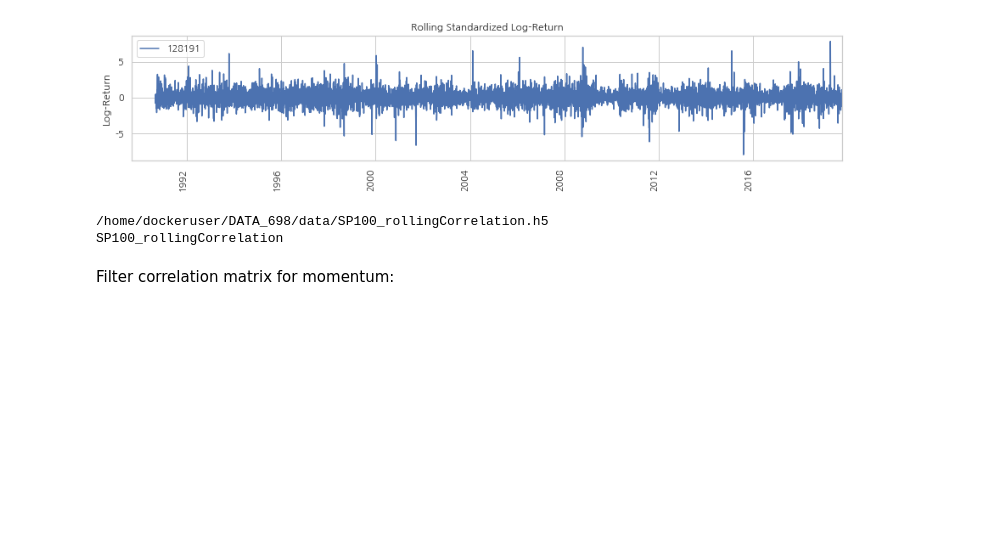
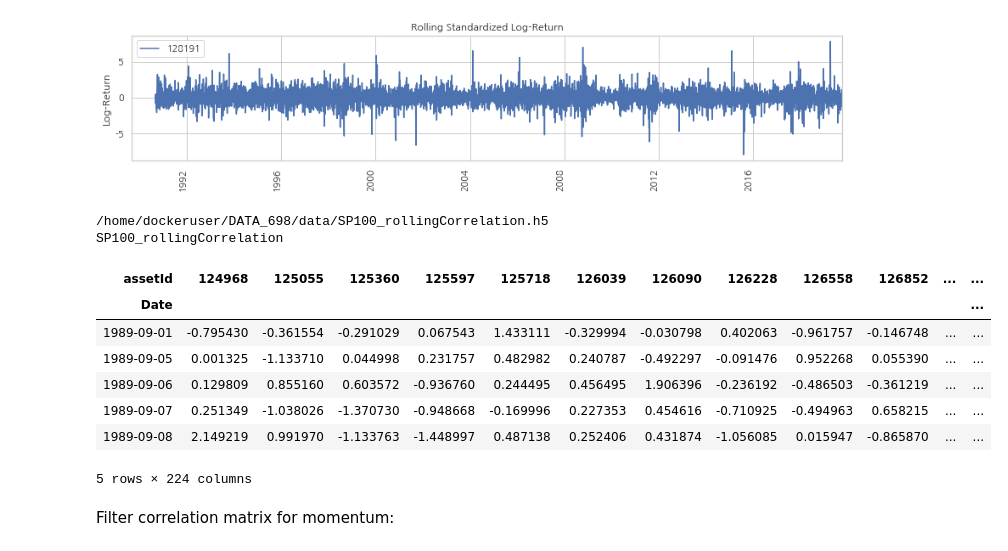
Before and after one commit to dnokes/DATA_698, a Jupyter notebook: notebooks/prototyping/DATA_698_Test_MSTs_Docker_Test.ipynb, the cells around one changed output. Cells and saved outputs as stored; diff of their text form; code cells hidden in the pictures; blank space fills up the shorter version.

```diff
--- a/notebooks/prototyping/DATA_698_Test_MSTs_Docker_Test.ipynb
+++ b/notebooks/prototyping/DATA_698_Test_MSTs_Docker_Test.ipynb
@@ -216,0 +221,22 @@ def getRollingCorrelations(zLogReturn,lookback,universe,outputType,directory,com
+# %%
+# create random returns
+nDays,nInstruments=zLogReturn.shape
+# create random log return
+randomLogReturn=pd.DataFrame(index=zLogReturn.index,data=np.random.randn(nDays,nInstruments),
+    columns=zLogReturn.columns)
+# %%
+#
+nanIndex=zLogReturn.isna()
+#
+randomLogReturn[nanIndex]=np.nan
+# %%
+randomLogReturn.head()
+# %% [output]
+| assetId | 124968 | 125055 | 125360 | 125597 | 125718 | 126039 | 126090 | 126228 | 126558 | 126852 | ... | ... |
+| Date |  |  |  |  |  |  |  |  |  |  |  | ... |
+| 1989-09-01 | -0.795430 | -0.361554 | -0.291029 | 0.067543 | 1.433111 | -0.329994 | -0.030798 | 0.402063 | -0.961757 | -0.146748 | ... | ... |
+| 1989-09-05 | 0.001325 | -1.133710 | 0.044998 | 0.231757 | 0.482982 | 0.240787 | -0.492297 | -0.091476 | 0.952268 | 0.055390 | ... | ... |
+| 1989-09-06 | 0.129809 | 0.855160 | 0.603572 | -0.936760 | 0.244495 | 0.456495 | 1.906396 | -0.236192 | -0.486503 | -0.361219 | ... | ... |
+| 1989-09-07 | 0.251349 | -1.038026 | -1.370730 | -0.948668 | -0.169996 | 0.227353 | 0.454616 | -0.710925 | -0.494963 | 0.658215 | ... | ... |
+| 1989-09-08 | 2.149219 | 0.991970 | -1.133763 | -1.448997 | 0.487138 | 0.252406 | 0.431874 | -1.056085 | 0.015947 | -0.865870 | ... | ... |
+5 rows × 224 columns
```
Also changed, not shown: parts of 13 cells of this notebook, 1 other file.
